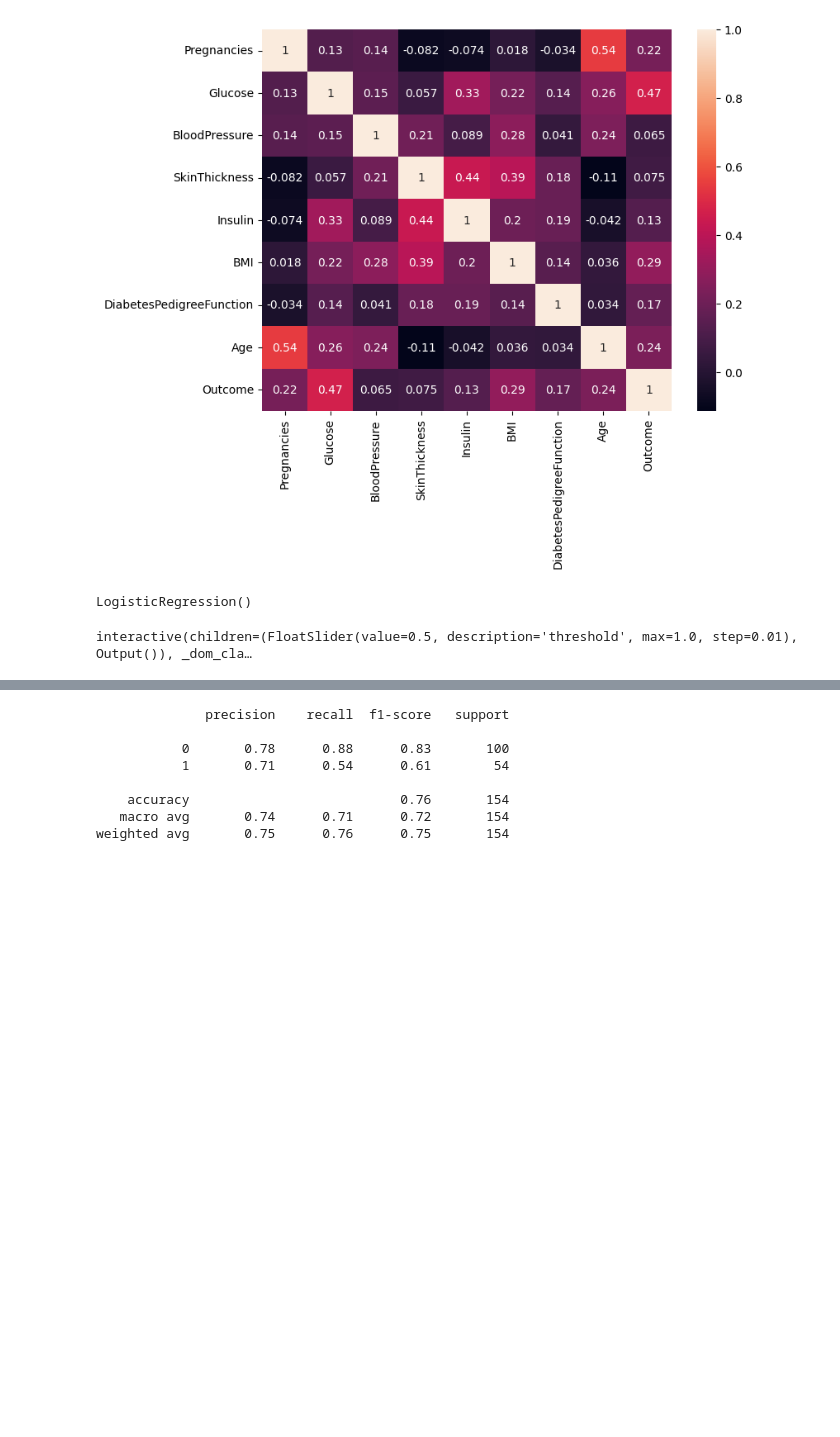
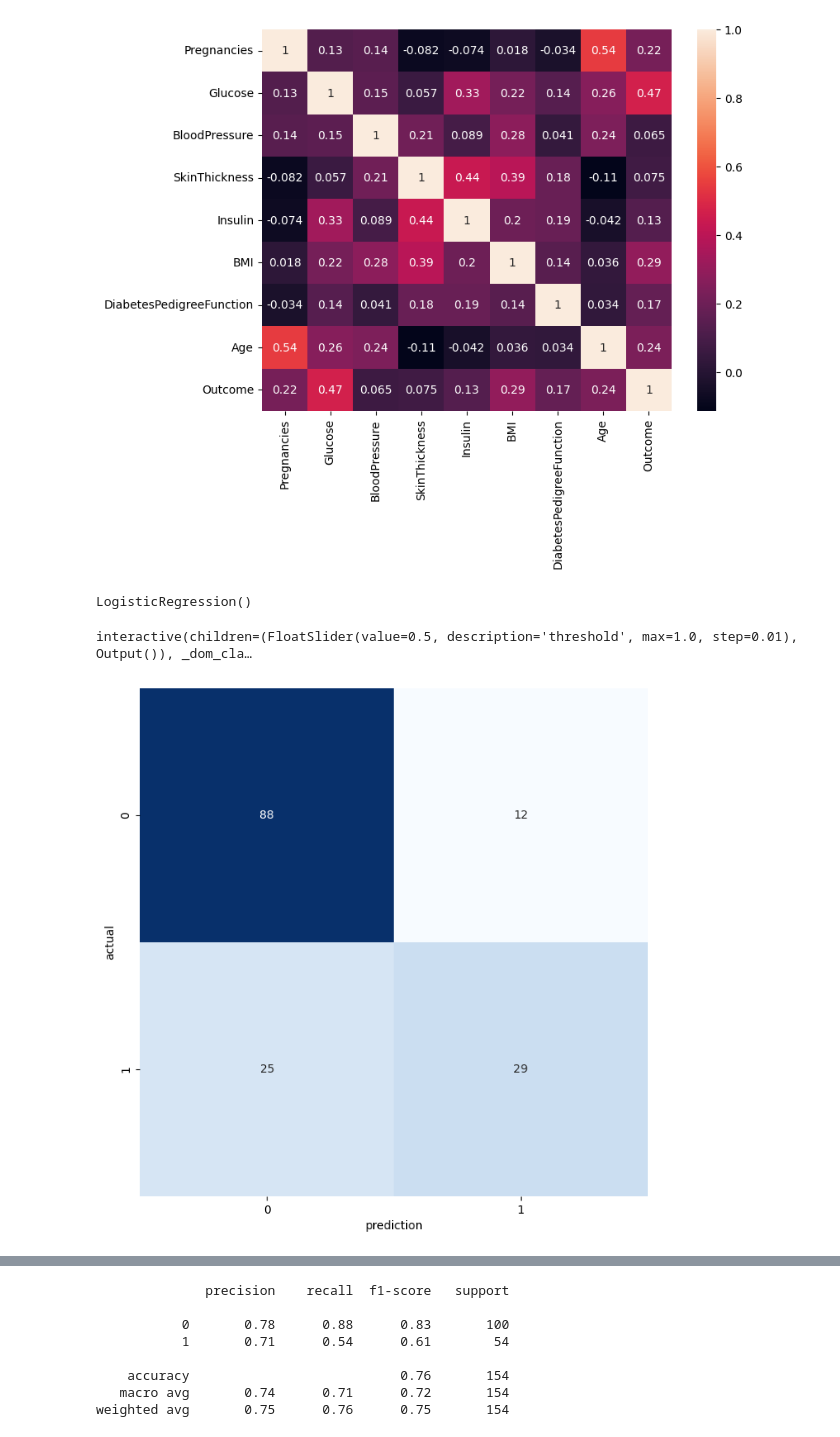
Before and after one commit to Frenz86/IFTS23, a Jupyter notebook: Less10/03Dynamic_confusionmatrix.ipynb, the cells around one changed output, grey strips where cells are left out. Cells and saved outputs as stored; diff of their text form; code cells hidden in the pictures; blank space fills up the shorter version.

```diff
--- a/Less10/03Dynamic_confusionmatrix.ipynb
+++ b/Less10/03Dynamic_confusionmatrix.ipynb
@@ -106,24 +114,25 @@ LogisticRegression()
 # %%
 from sklearn.metrics import confusion_matrix
 # see how model confusion matrix varies with threshold
 bestmodel = model_lr
-labels = ['no diabetes', 'diabetes']
+labels = y_test.sort_values().drop_duplicates().to_list()
 
 def make_confusion_matrix(model, threshold=0.5):
     # Predict class 1 if probability of being in class 1 is greater than threshold
     # (bestmodel.predict(X_test) is done automatically with a threshold of 0.5)
     y_pred = (bestmodel.predict_proba(X_test)[:, 1] >= threshold)
     conf = confusion_matrix(y_test, y_pred)
     plt.figure(figsize = [8,8])
     sns.heatmap(conf, cmap='Blues', annot=True, square=True, fmt='d',cbar=False,xticklabels=labels,yticklabels=labels);
     plt.xlabel('prediction')
     plt.ylabel('actual')
 
 # Let's see how our confusion matrix changes with changes to the cutoff!
 from ipywidgets import interactive, FloatSlider
 interactive(lambda threshold: make_confusion_matrix(bestmodel, threshold), threshold=(0.0,1.0,0.01))
 # %% [output]
 interactive(children=(FloatSlider(value=0.5, description='threshold', max=1.0, step=0.01), Output()), _dom_cla…
+[figure, added]
 # %%
 y_pred = model_lr.predict(X_test)
 # %%
```
Also changed, not shown: parts of 2 cells of this notebook.
